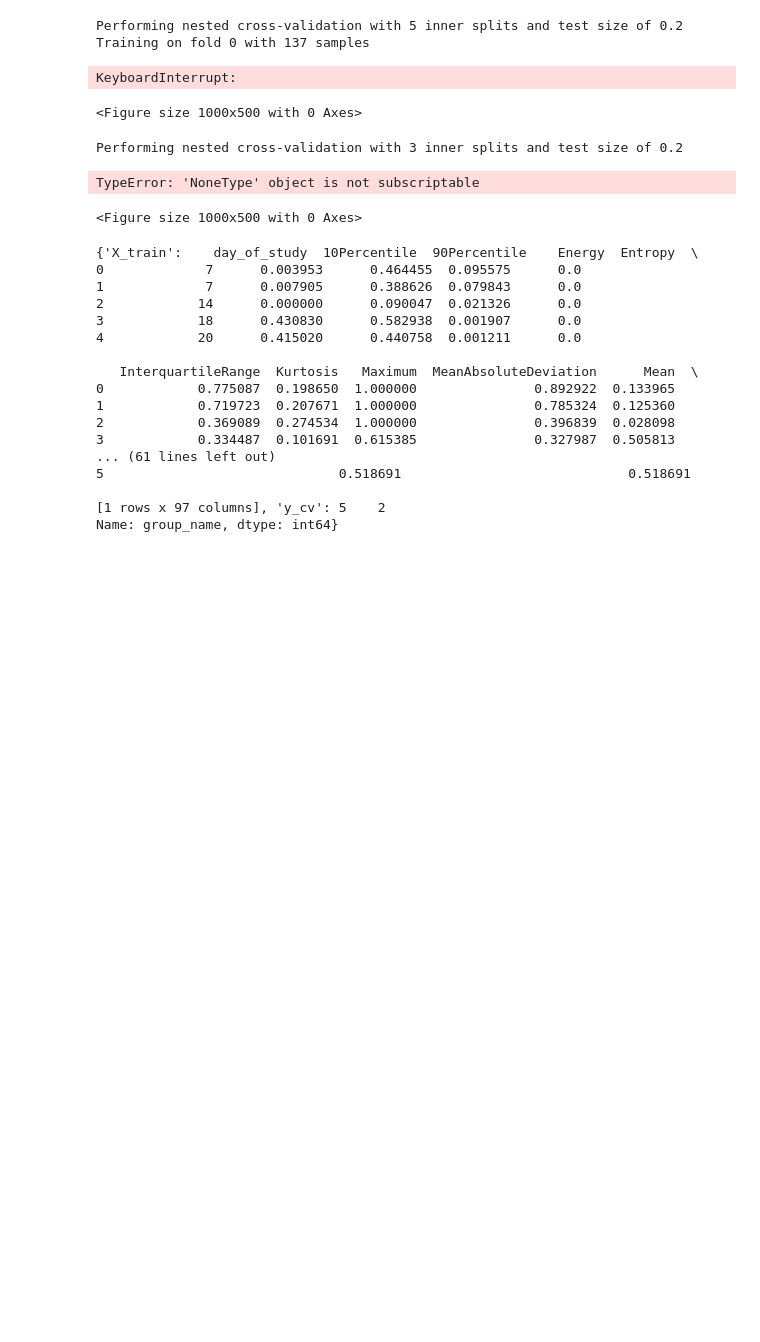
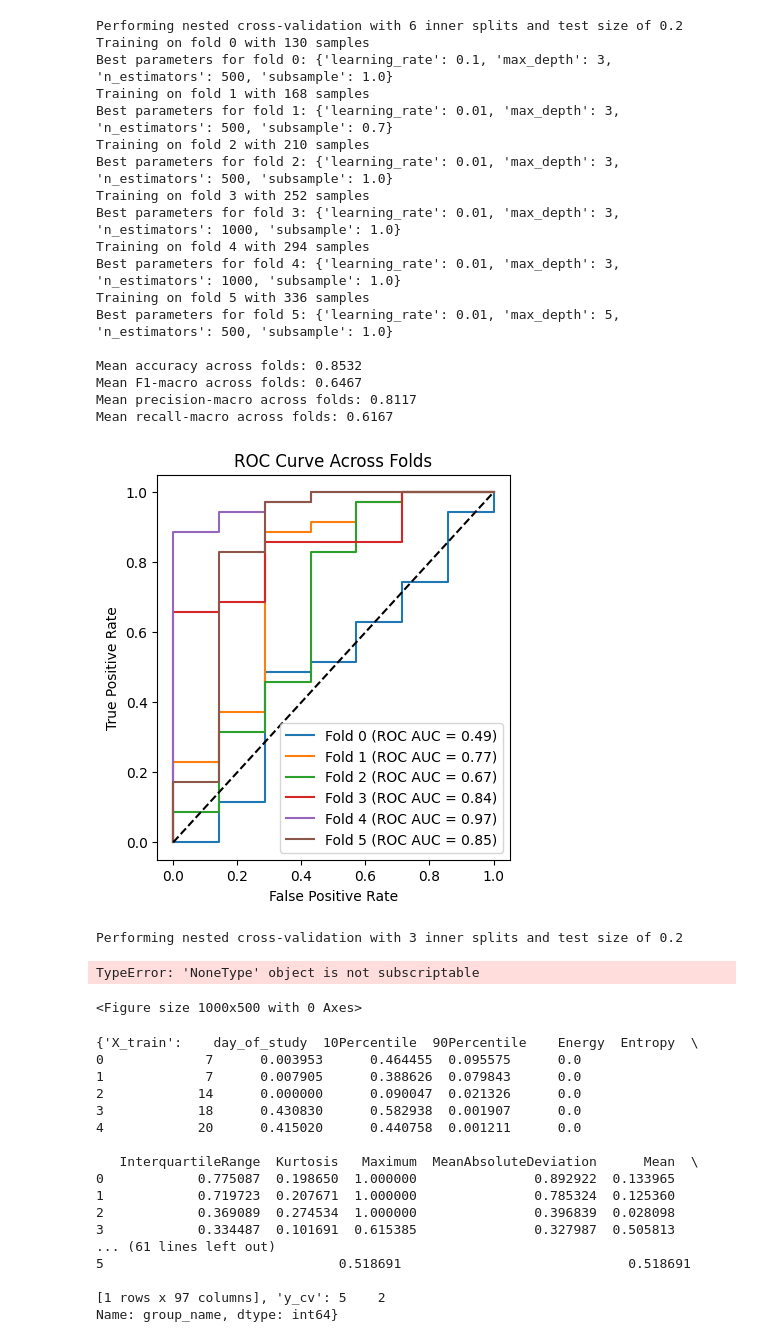
Before and after one commit to Javier200107/ML-Strategies-Inflection-Point-GL261-Response-Relapse, a Jupyter notebook: src/notebooks/playground.ipynb, the cells around one changed output. Saved outputs shown, nothing was run; the diff lists cells and outputs as text; code cells hidden in the pictures; blank space fills up the shorter version.

Commit message:
Regular and Population informed splits

```diff
--- a/src/notebooks/playground.ipynb
+++ b/src/notebooks/playground.ipynb
@@ -27,7 +216,7 @@ import matplotlib.pyplot as plt
 import xgboost as xgb
 
 # Step 1: Load and preprocess the data
-dataclass = Processing(source_path=config.ORIG_FEATURES_FILE_PATH)
+dataclass = Processing(source_path=config.RADIOMICS_FINAL_FEATURES_NO_FILTERS, all_features=False)
 dataclass.read()
 df = dataclass.preprocess(remove_mice_id=False, start_col=3)  # Keep mouse ID for the later splits
 
@@ -46,7 +235,7 @@ param_grid = {
 }
 
 # Define the outer cross-validation settings
-n_splits = 5
+n_splits = 6
 test_size = 0.2
 
 # Initialize result storage
@@ -59,7 +248,7 @@ def split_data_nested_cv_ts(df, n_splits=n_splits, test_size=test_size):
     print(f"Performing nested cross-validation with {n_splits} inner splits and test size of {test_size}")
     splits = {}
     # il = 0
-    for m_id, group in df.groupby('m_id'):
+    for _, group in df.groupby('m_id'):
         # print(f"Processing mouse {m_id}")
         # if il == 2:
         #     break
@@ -182,7 +371,7 @@ for split_idx, split_data in m_data.items():
     # Calculate metrics
     accuracy = accuracy_score(split_data['y_test'], preds)
     f1_macro = f1_score(split_data['y_test'], preds, average='macro')
-    precision_macro = precision_score(split_data['y_test'], preds, average='macro')
+    precision_macro = precision_score(split_data['y_test'], preds, average='macro', zero_division=0)
     recall_macro = recall_score(split_data['y_test'], preds, average='macro')
     roc_auc = roc_auc_score(split_data['y_test'], preds_proba)
     precision, recall, _ = precision_recall_curve(split_data['y_test'], preds_proba)
@@ -194,47 +383,52 @@ for split_idx, split_data in m_data.items():
     fold_precisions.append(precision_macro)
     fold_recalls.append(recall_macro)
 
     # Confusion matrix metrics
     tn, fp, fn, tp = confusion_matrix(split_data['y_test'], preds).ravel()
     class_metrics['true_positives'].append(tp)
     class_metrics['false_negatives'].append(fn)
     class_metrics['false_positives'].append(fp)
     class_metrics['true_negatives'].append(tn)
 
     # Plotting
     fpr, tpr, _ = roc_curve(split_data['y_test'], preds_proba)
     plt.subplot(1, 2, 1)
     plt.plot(fpr, tpr, label=f'Fold {split_idx} (ROC AUC = {roc_auc:.2f})')
-    plt.subplot(1, 2, 2)
-    plt.plot(recall, precision, label=f'Fold {split_idx} (PR AUC = {pr_auc:.2f})')
 
 # ROC Curve formatting
 plt.subplot(1, 2, 1)
 plt.plot([0, 1], [0, 1], 'k--')
 plt.xlabel("False Positive Rate")
 plt.ylabel("True Positive Rate")
 plt.title("ROC Curve Across Folds")
 plt.legend(loc="lower right")
 
-# PR Curve formatting
-plt.subplot(1, 2, 2)
-plt.xlabel("Recall")
-plt.ylabel("Precision")
-plt.title("Precision-Recall Curve Across Folds")
-plt.legend(loc="lower left")
-plt.tight_layout()
-plt.show()
 
 # Display summary statistics across folds
 print(f"\nMean accuracy across folds: {np.mean(fold_accuracies):.4f}")
 print(f"Mean F1-macro across folds: {np.mean(fold_f1_macros):.4f}")
 print(f"Mean precision-macro across folds: {np.mean(fold_precisions):.4f}")
 print(f"Mean recall-macro across folds: {np.mean(fold_recalls):.4f}")
 # %% [output]
-Performing nested cross-validation with 5 inner splits and test size of 0.2
-Training on fold 0 with 137 samples
+Performing nested cross-validation with 6 inner splits and test size of 0.2
+Training on fold 0 with 130 samples
+Best parameters for fold 0: {'learning_rate': 0.1, 'max_depth': 3, 'n_estimators': 500, 'subsample': 1.0}
+Training on fold 1 with 168 samples
+Best parameters for fold 1: {'learning_rate': 0.01, 'max_depth': 3, 'n_estimators': 500, 'subsample': 0.7}
+Training on fold 2 with 210 samples
+Best parameters for fold 2: {'learning_rate': 0.01, 'max_depth': 3, 'n_estimators': 500, 'subsample': 1.0}
+Training on fold 3 with 252 samples
+Best parameters for fold 3: {'learning_rate': 0.01, 'max_depth': 3, 'n_estimators': 1000, 'subsample': 1.0}
+Training on fold 4 with 294 samples
+Best parameters for fold 4: {'learning_rate': 0.01, 'max_depth': 3, 'n_estimators': 1000, 'subsample': 1.0}
+Training on fold 5 with 336 samples
+Best parameters for fold 5: {'learning_rate': 0.01, 'max_depth': 5, 'n_estimators': 500, 'subsample': 1.0}
+
+Mean accuracy across folds: 0.8532
+Mean F1-macro across folds: 0.6467
+Mean precision-macro across folds: 0.8117
+Mean recall-macro across folds: 0.6167
-KeyboardInterrupt:
-<Figure size 1000x500 with 0 Axes>
+[figure, added]
 # %%
 from ngboost import NGBClassifier
 from sklearn.model_selection import GridSearchCV, TimeSeriesSplit
```
Also changed, not shown: parts of 2 cells of this notebook.
